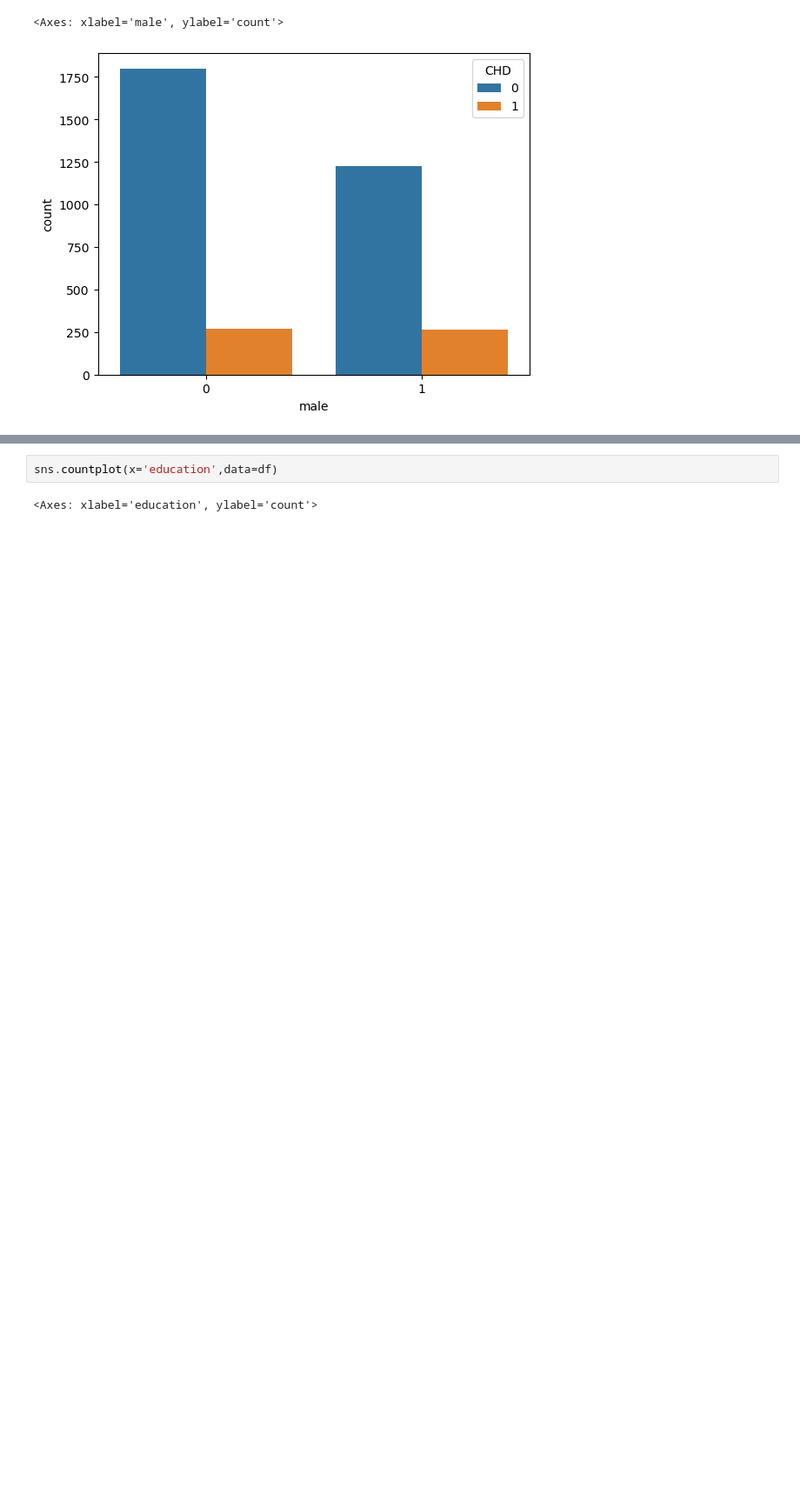
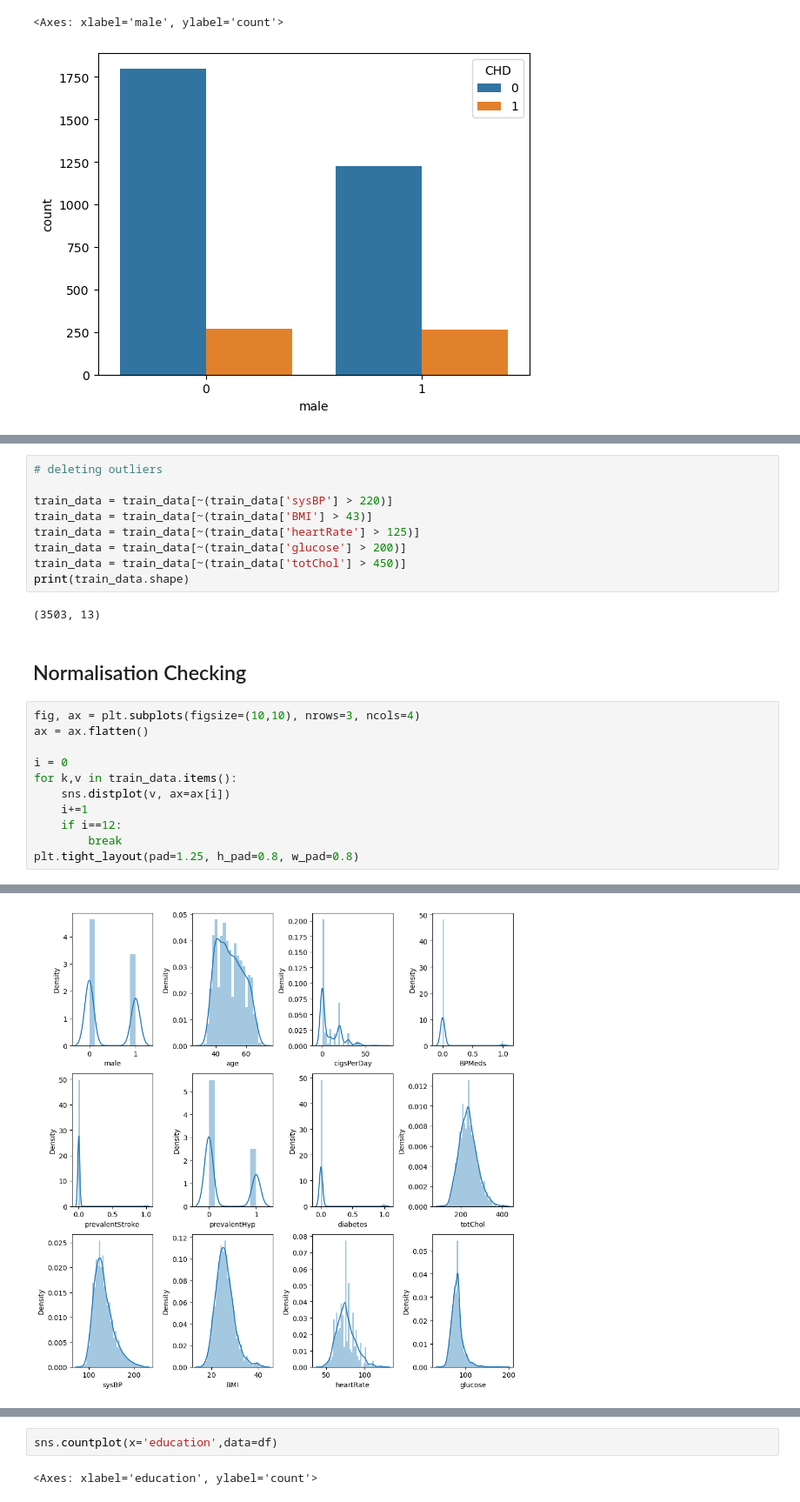
Before and after one commit to karanpunjabi18/The-Framingham-Heart-Study, a Jupyter notebook: Framingham Heart Study EDA.ipynb, the cells around one changed output, grey strips where cells are left out. Shown at 87% size. Drawn from its saved outputs; the diff is of its cells as text; blank space fills up the shorter version.

```diff
--- a/Framingham Heart Study EDA.ipynb
+++ b/Framingham Heart Study EDA.ipynb
@@ -179,0 +287,25 @@ sns.countplot(x=train_data['male'], hue=train_data['CHD'])
+# %%
+# deleting outliers
+
+train_data = train_data[~(train_data['sysBP'] > 220)]
+train_data = train_data[~(train_data['BMI'] > 43)]
+train_data = train_data[~(train_data['heartRate'] > 125)]
+train_data = train_data[~(train_data['glucose'] > 200)]
+train_data = train_data[~(train_data['totChol'] > 450)]
+print(train_data.shape)
+# %% [output]
+(3503, 13)
+# %% [markdown]
+## Normalisation Checking
+# %%
+fig, ax = plt.subplots(figsize=(10,10), nrows=3, ncols=4)
+ax = ax.flatten()
+
+i = 0
+for k,v in train_data.items():
+    sns.distplot(v, ax=ax[i])
+    i+=1
+    if i==12:
+        break
+plt.tight_layout(pad=1.25, h_pad=0.8, w_pad=0.8)
+# %% [output]
@@ -179,0 +329 @@ sns.countplot(x=train_data['male'], hue=train_data['CHD'])
+[figure, added]
```
Also changed, not shown: parts of 17 cells of this notebook.
